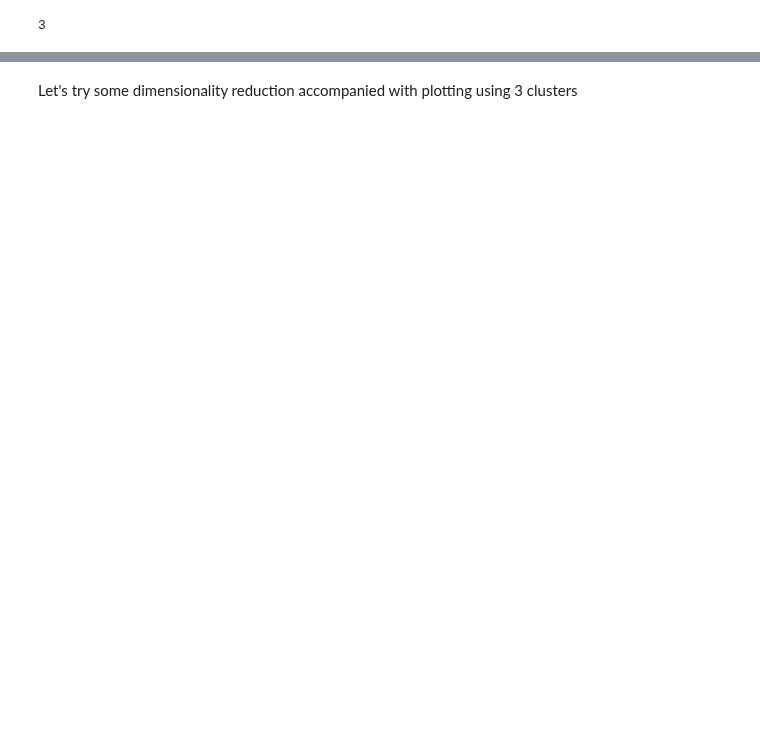
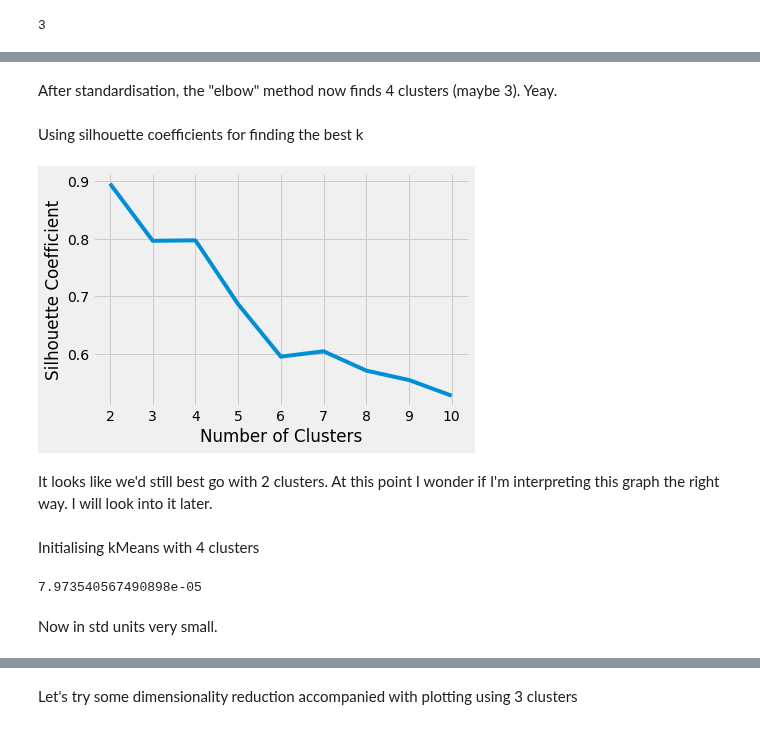
Before and after one commit to TechLabs-Berlin/wt21-way-to-go, a Jupyter notebook: machine_learning/KMeans_poicount_data.ipynb, the cells around one changed output, grey strips where cells are left out. Drawn from its saved outputs; the diff is of its cells as text; code cells hidden in the pictures; blank space fills up the shorter version.

```diff
--- a/machine_learning/KMeans_poicount_data.ipynb
+++ b/machine_learning/KMeans_poicount_data.ipynb
@@ -252,0 +286,26 @@ What happens: the biggest cluster "eats" the second biggest. Which is a loss in
+# %% [markdown]
+After standardisation, the "elbow" method now finds 4 clusters (maybe 3). Yeay.
+# %% [markdown]
+Using silhouette coefficients for finding the best k
+# %%
+# Making a List for the silhouette coefficients for each k, starting at 2
+silhouette_coefficients = []
+for k in range(2, 11):
+    kmeans = KMeans(n_clusters=k, **kmeans_kwargs)
+    kmeans.fit(poistand)
+    score = silhouette_score(poistand, kmeans.labels_)
+    silhouette_coefficients.append(score)
+
+# Plotting the average silhouette scores for each k
+plt.style.use("fivethirtyeight")
+plt.plot(range(2, 11), silhouette_coefficients)
+plt.xticks(range(2, 11))
+plt.xlabel("Number of Clusters")
+plt.ylabel("Silhouette Coefficient")
+plt.show()
+# %% [output]
+[figure, added]
+# %% [markdown]
+It looks like we'd still best go with 2 clusters. At this point I wonder if I'm interpreting this graph the right way. I will look into it later.
+# %% [markdown]
+Initialising kMeans with 4 clusters
@@ -252,0 +319,7 @@ What happens: the biggest cluster "eats" the second biggest. Which is a loss in
+# %%
+# Looking at the lowest SSE value
+kmeans.inertia_
+# %% [output]
+7.973540567490898e-05
+# %% [markdown]
+Now in std units very small.
```
Also changed, not shown: parts of 74 cells of this notebook.
